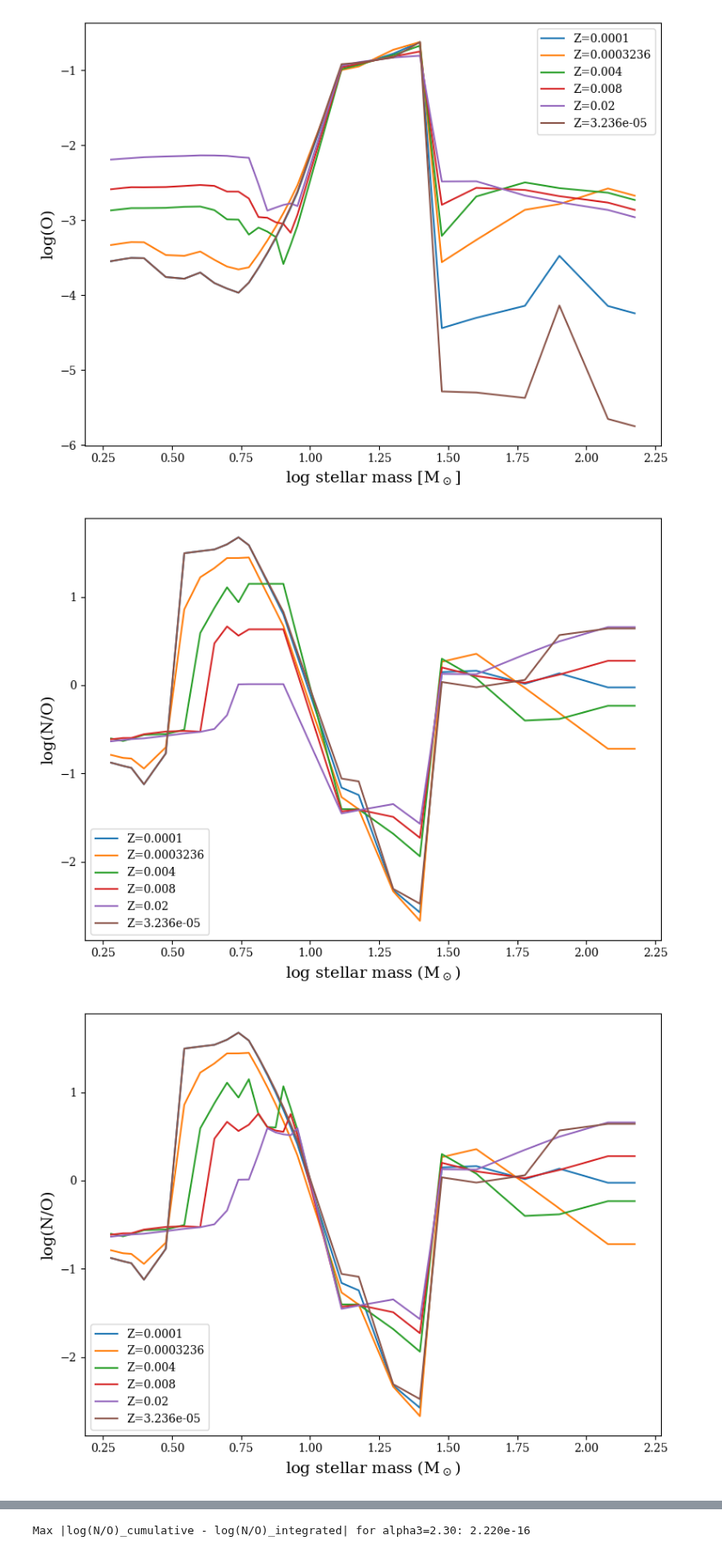
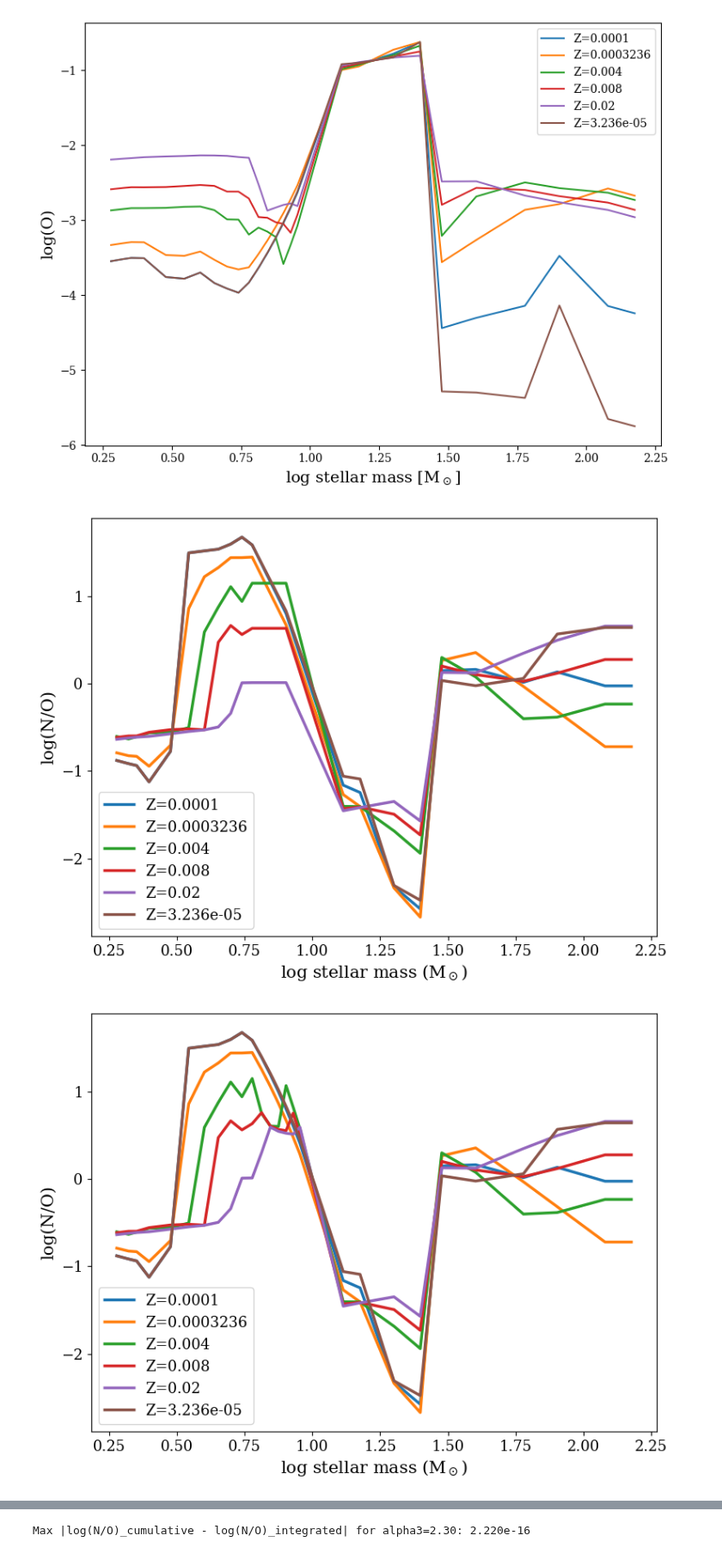
Before and after one commit to bshidvb/galIMF, a Jupyter notebook: plot_yields_LC18-N:O.ipynb, the cells around one changed output, grey strips where cells are left out. Shown at 86% size. Drawn from its saved outputs; the diff is of its cells as text; code cells hidden in the pictures.

Commit message:
Modified plotting function

```diff
--- a/plot_yields_LC18-N:O.ipynb
+++ b/plot_yields_LC18-N:O.ipynb
@@ -35,11 +35,13 @@ def plot_NO_yields(file_paths_N, file_paths_O, title, filename):
             label = os.path.basename(path_N)
         with np.errstate(divide='ignore', invalid='ignore'):
             NO_ratio = np.where(O_eject_mass > 0, N_eject_mass / O_eject_mass, np.nan)
-            plt.plot(np.log10(mass[5:]), np.log10(NO_ratio[5:]), label=f'Z={label}')
-    plt.xlabel('log stellar mass (M$_\odot$)', fontsize=14)
-    plt.ylabel('log(N/O)', fontsize=14)
+            plt.plot(np.log10(mass[5:]), np.log10(NO_ratio[5:]), label=f'Z={label}', lw=2.5)
+    plt.xlabel('log stellar mass (M$_\odot$)', fontsize=15)
+    plt.ylabel('log(N/O)', fontsize=15)
+    plt.xticks(fontsize=13)
+    plt.yticks(fontsize=13)
     # plt.title(title, fontsize=16)
-    plt.legend()
+    plt.legend(fontsize=13)
     plt.tight_layout()
     plt.savefig(filename, dpi=300)
     plt.show()
@@ -62,11 +64,13 @@ def plot_CO_yields(file_paths_C, file_paths_O, title, filename):
             label = os.path.basename(path_C)
         with np.errstate(divide='ignore', invalid='ignore'):
             CO_ratio = np.where(O_eject_mass > 0, C_eject_mass / O_eject_mass, np.nan)
-            plt.plot(np.log10(mass[5:]), np.log10(CO_ratio[5:]), label=f'Z={label}')
-    plt.xlabel('log stellar mass (M$_\odot$)', fontsize=14)
-    plt.ylabel('log(C/O)', fontsize=14)
+            plt.plot(np.log10(mass[5:]), np.log10(CO_ratio[5:]), label=f'Z={label}', lw=2.5)
+    plt.xlabel('log stellar mass (M$_\odot$)', fontsize=15)
+    plt.ylabel('log(C/O)', fontsize=15)
+    plt.xticks(fontsize=13)
+    plt.yticks(fontsize=13)
     # plt.title(title, fontsize=16)
-    plt.legend()
+    plt.legend(fontsize=13)
     plt.tight_layout()
     plt.savefig(filename, dpi=300)
     plt.show()
@@ -184,20 +188,20 @@ plot_O_yields(file_paths_O)
 # %%
 file_paths_N = glob.glob('/Users/adriana_work/Desktop/galIMF/yield_tables__2024/rearranged___/setllar_N_eject_mass_from_Limongi_R300/*.txt')
 file_paths_O = glob.glob('/Users/adriana_work/Desktop/galIMF/yield_tables__2024/rearranged___/setllar_O_eject_mass_from_Limongi_R300/*.txt')
 plot_NO_yields(file_paths_N, file_paths_O, title='N/O Yield Composite of K10 and LC18 R300', filename='/Users/adriana_work/Desktop/galIMF/figs/yield_plots/NO_yields_Limongi_R300.pdf')
 
 file_paths_N = glob.glob('/Users/adriana_work/Desktop/galIMF/yield_tables__2024/rearranged___/setllar_N_eject_mass_from_Limongi_R300_sup_agb/*.txt')
 file_paths_O = glob.glob('/Users/adriana_work/Desktop/galIMF/yield_tables__2024/rearranged___/setllar_O_eject_mass_from_Limongi_R300_sup_agb/*.txt')
-plot_NO_yields(file_paths_N, file_paths_O, title='N/O Yield Composite of K10, D14 and LC18 R300', filename='/Users/adriana_work/Desktop/galIMF/figs/yield_plots/NO_yields_Limongi_R300_sup_agb.png')
+plot_NO_yields(file_paths_N, file_paths_O, title='N/O Yield Composite of K10, D14 and LC18 R300', filename='/Users/adriana_work/Desktop/galIMF/figs/yield_plots/NO_yields_Limongi_R300_sup_agb.pdf')
 
 file_paths_N = glob.glob('/Users/adriana_work/Desktop/galIMF/yield_tables__2024/rearranged___/setllar_N_eject_mass_from_Limongi_M150/*.txt')
 file_paths_O = glob.glob('/Users/adriana_work/Desktop/galIMF/yield_tables__2024/rearranged___/setllar_O_eject_mass_from_Limongi_M150/*.txt')
 plot_NO_yields(file_paths_N, file_paths_O, title='N/O Yield Composite of K10, C22 and LC18 M300', filename='/Users/adriana_work/Desktop/galIMF/figs/yield_plots/NO_yields_Limongi_M150.png')
 
 file_paths_N = glob.glob('/Users/adriana_work/Desktop/galIMF/yield_tables__2024/rearranged___/setllar_N_eject_mass_from_Nomoto_sup_agb/*.txt')
 file_paths_C = glob.glob('/Users/adriana_work/Desktop/galIMF/yield_tables__2024/rearranged___/setllar_C_eject_mass_from_Nomoto_sup_agb/*.txt')
 file_paths_O = glob.glob('/Users/adriana_work/Desktop/galIMF/yield_tables__2024/rearranged___/setllar_O_eject_mass_from_Nomoto_sup_agb/*.txt')
 plot_NO_yields(file_paths_N, file_paths_O, title='N/O Yield Composite of K10, D14 and N13 without HNe', filename='/Users/adriana_work/Desktop/galIMF/figs/yield_plots/NO_yields_Nomoto_sup_agb.pdf')
 # %% [output]
-[figure, old version]
+[figure, new version]
-[figure, old version]
+[figure, new version]
```
Also changed, not shown: parts of 2 cells of this notebook, 1 other file.
